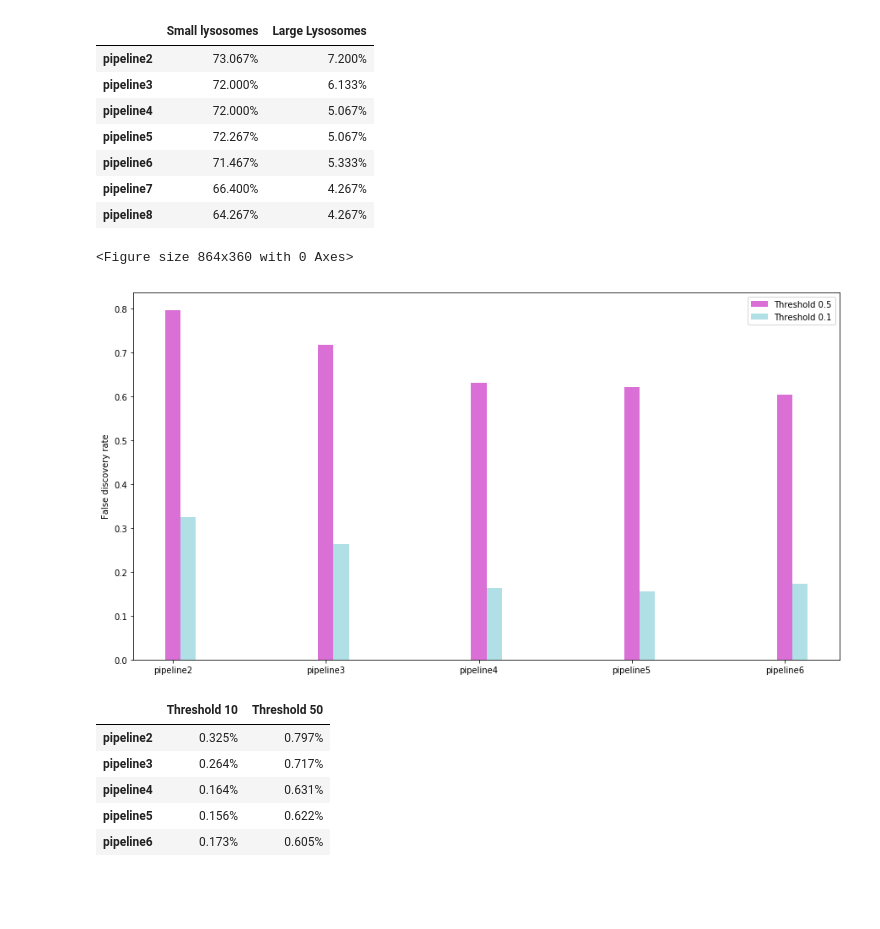
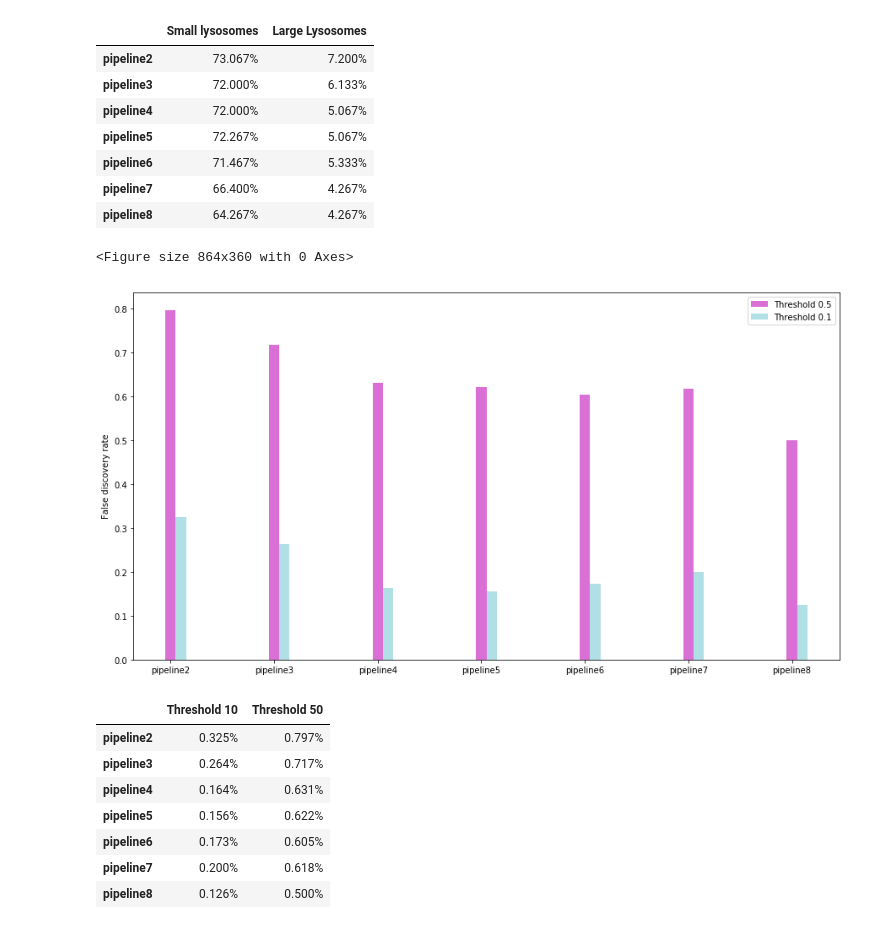
Before and after one commit to mariamsm1/Master_Thesis2020, a Jupyter notebook: Results/Evaluation/Evaluation_plotting_scripts/FalseNegative_FalsePositive_Lysosomes_Plot_10AND50.ipynb, the cells around one changed output. Saved outputs shown, nothing was run; the diff lists cells and outputs as text; code cells hidden in the pictures; blank space fills up the shorter version.

```diff
--- a/Results/Evaluation/Evaluation_plotting_scripts/FalseNegative_FalsePositive_Lysosomes_Plot_10AND50.ipynb
+++ b/Results/Evaluation/Evaluation_plotting_scripts/FalseNegative_FalsePositive_Lysosomes_Plot_10AND50.ipynb
@@ -100,34 +100,34 @@ display(df)
 # %%
 #plot the FDR for lysosomes at thresholds 0.1 and 0.5
 
 import numpy as np
 import matplotlib.pyplot as plt
 from matplotlib import rc
 import pandas as pd
 
 pipelines = ['pipeline2','pipeline3','pipeline4','pipeline5','pipeline6','pipeline7','pipeline8']
 
 #add the FDR values for pipe2,3,4,5,6,7,8 respectively
-FDR_10 = [0.3252,0.2635,0.1638,0.1558,0.1733,0.2,]
-FDR_50 = [0.7972,0.7172,0.63090,0.6222,0.6045]
+FDR_10 = [0.3252,0.2635,0.1638,0.1558,0.1733,0.2,0.1255]
+FDR_50 = [0.7972,0.7172,0.63090,0.6222,0.6045,0.6180,0.5]
 
-r = [0,1,2,3,4]
+r = [0,1,2,3,4,5,6]
 width = 0.1
 
 plt.figure(figsize = (12,5))
 fig = plt.figure(figsize=(15,8))
 ax = fig.add_subplot(111)
 first_plot = ax.bar(np.arange(len(FDR_10)), FDR_50, width, color='orchid', label = 'Threshold 0.5')
 second_plot = ax.bar(np.arange(len(FDR_10))+width, FDR_10, width, color='powderblue', label = 'Threshold 0.1')
 
 
 plt.xticks(r, pipelines, rotation = 0)
 plt.legend(loc='best')
 plt.ylabel('False discovery rate')
 plt.show();
 # %% [output]
 <Figure size 864x360 with 0 Axes>
-[figure, old version]
+[figure, new version]
 # %%
 raw_data = {'Threshold 10':[str("%.3f" % i)+'%' for i in FDR_10],'Threshold 50': [str("%.3f" % i)+'%' for i in FDR_50]}
 df = pd.DataFrame(raw_data, index = pipelines)
@@ -139,3 +139,5 @@ display(df)
 | pipeline4 | 0.164% | 0.631% |
 | pipeline5 | 0.156% | 0.622% |
 | pipeline6 | 0.173% | 0.605% |
+| pipeline7 | 0.200% | 0.618% |
+| pipeline8 | 0.126% | 0.500% |
```
Also changed, not shown: parts of 1 cell of this notebook.
